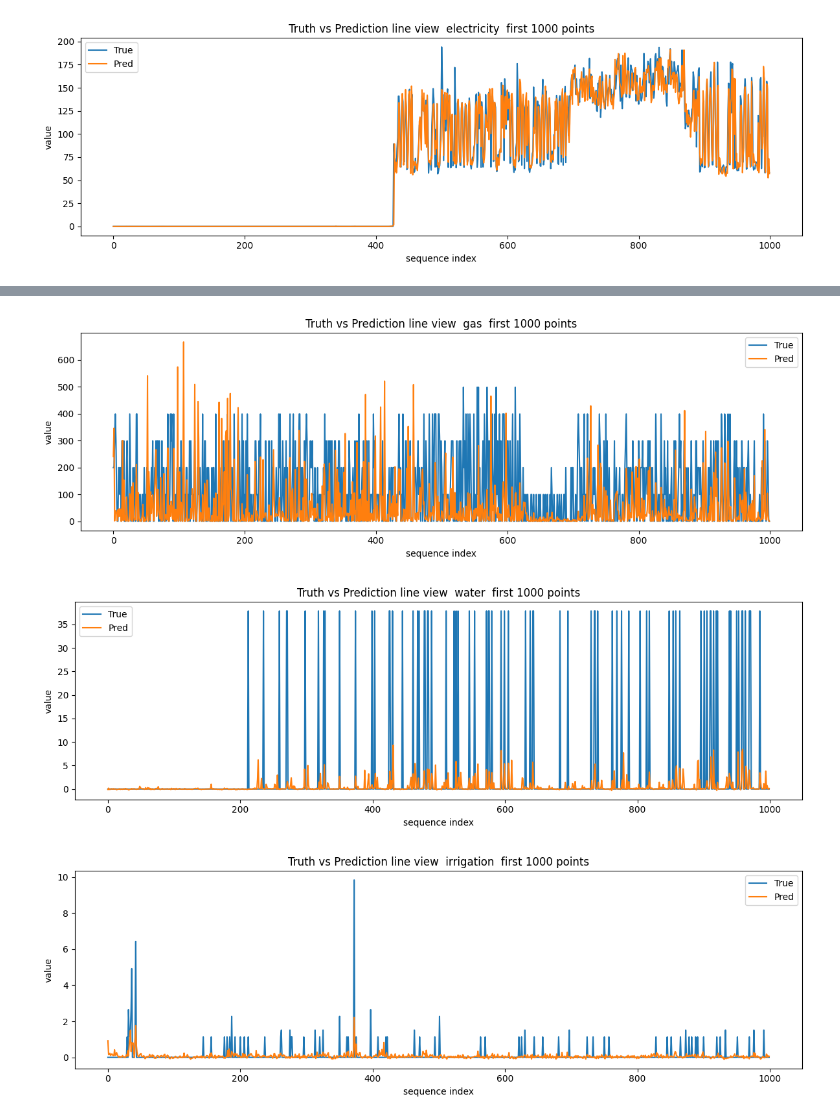
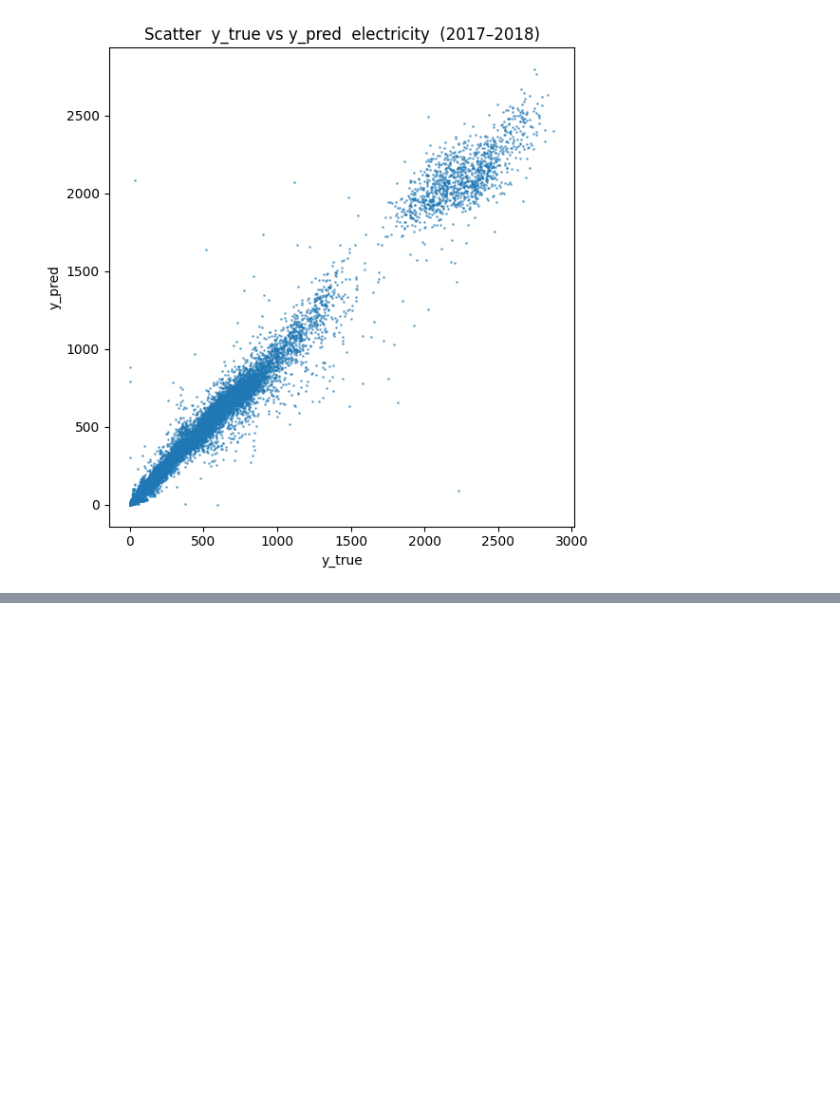
Before and after one commit to jeongeonjeon/EcoBuildiq, a Jupyter notebook: notebooks/infer_lstm.ipynb, the cells around one changed output, grey strips where cells are left out. Drawn from its saved outputs; the diff is of its cells as text; code cells hidden in the pictures; blank space fills up the shorter version.

```diff
--- a/notebooks/infer_lstm.ipynb
+++ b/notebooks/infer_lstm.ipynb
@@ -312,0 +420,15 @@ Not enough meter types to compare ECDFs on a single figure
+# %%
+
+
+# 10) 전체 산점도 y_true vs y_pred
+
+if "preds_vis" in dfs and not dfs["preds_vis"].empty:
+    d = dfs["preds_vis"][["y_true","y_pred"]].dropna()
+    n = len(d); max_points = 200000
+    if n > max_points:
+        d = d.sample(max_points, random_state=42)
+    plt.figure(figsize=(6, 6))
+    plt.scatter(d["y_true"], d["y_pred"], s=1, alpha=0.5)
+    plt.title("Scatter  y_true vs y_pred  (2017–2018)")
+    plt.xlabel("y_true"); plt.ylabel("y_pred")
+    plt.tight_layout(); plt.show()
@@ -313,24 +437,23 @@ Not enough meter types to compare ECDFs on a single figure
 # %%
-# 9. meter_type별 y_true vs y_pred 선그래프 샘플
-# 각 meter별로 초반 window 구간만 라인 비교
-if "preds" in dfs and not dfs["preds"].empty:
-    d = dfs["preds"].copy()
-    meters = d["meter_type"].unique()
-    window = 1000
+
+
+# 11) meter별 산점도 y_true vs y_pred
+
+if "preds_vis" in dfs and not dfs["preds_vis"].empty:
+    d = dfs["preds_vis"].copy()
+    top_k = 4
+    meters = d["meter_type"].value_counts().index.tolist()[:top_k]
     for mtype in meters:
-        dm = d[d["meter_type"] == mtype].sort_values("seq_index").reset_index(drop=True)
-        if len(dm) == 0:
+        dm = d[d["meter_type"] == mtype][["y_true","y_pred"]].dropna()
+        if dm.empty:
             continue
-        w = min(window, len(dm))
-        ddw = dm.iloc[:w]
-        plt.figure(figsize=(12, 4))
-        plt.plot(ddw["seq_index"], ddw["y_true"], label="True")
-        plt.plot(ddw["seq_index"], ddw["y_pred"], label="Pred")
-        plt.title(f"Truth vs Prediction line view  {mtype}  first {w} points")
-        plt.xlabel("sequence index")
-        plt.ylabel("value")
-        plt.legend()
-        plt.tight_layout()
-        plt.show()
+        max_points = 100000
+        if len(dm) > max_points:
+            dm = dm.sample(max_points, random_state=42)
+        plt.figure(figsize=(6, 6))
+        plt.scatter(dm["y_true"], dm["y_pred"], s=1, alpha=0.5)
+        plt.title(f"Scatter  y_true vs y_pred  {mtype}  (2017–2018)")
+        plt.xlabel("y_true"); plt.ylabel("y_pred")
+        plt.tight_layout(); plt.show()
 # %% [output]
-[figure, old version]
+[figure, new version]
@@ -340,3 +462,0 @@ if "preds" in dfs and not dfs["preds"].empty:
-[figure, removed]
-[figure, removed]
-[figure, removed]
```
Also changed, not shown: parts of 24 cells of this notebook, 13 other files.
